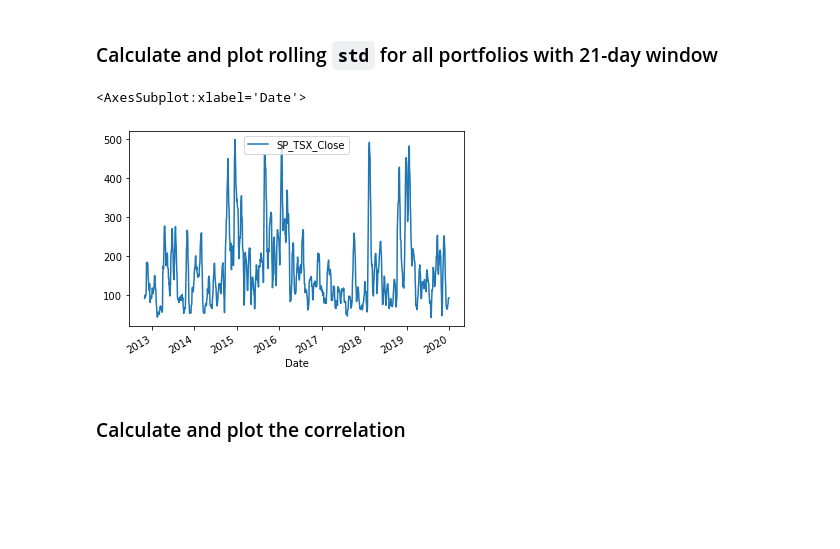
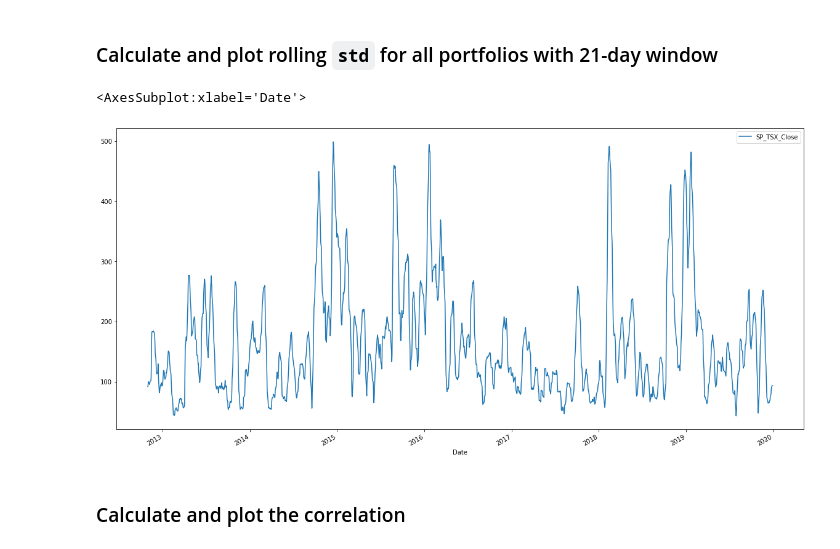
Before and after one commit to aliabolhassani/whale-analysis, a Jupyter notebook: Code/whale_analysis.ipynb, the cells around one changed output. Saved outputs shown, nothing was run; the diff lists cells and outputs as text; code cells hidden in the pictures; blank space fills up the shorter version.

```diff
--- a/Code/whale_analysis.ipynb
+++ b/Code/whale_analysis.ipynb
@@ -261,14 +256,14 @@ Risk changes over time. Analyze the rolling statistics for Risk and Beta.
 # %%
 # Calculate the rolling standard deviation for all portfolios using a 21-day window
 
 sp_tsx_history_df_std_21 = sp_tsx_history_df.rolling(window=21).std()
 sp_tsx_history_df_std_21
 
 # Plot the rolling standard deviation
-sp_tsx_history_df_std_21.plot()
+sp_tsx_history_df_std_21.plot(figsize=(20,10))
 # %% [output]
 <AxesSubplot:xlabel='Date'>
-[figure, old version]
+[figure, new version]
 # %% [markdown]
 ### Calculate and plot the correlation
 # %%
```
Also changed, not shown: parts of 22 cells of this notebook.
